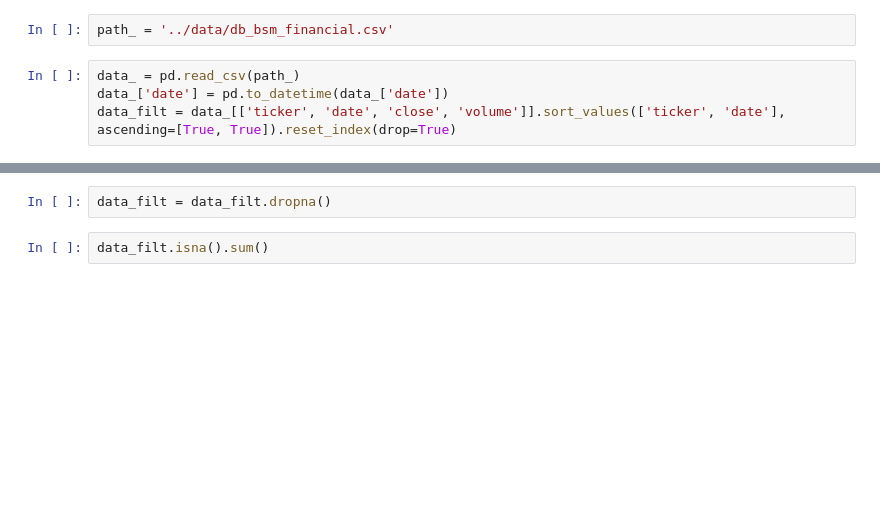
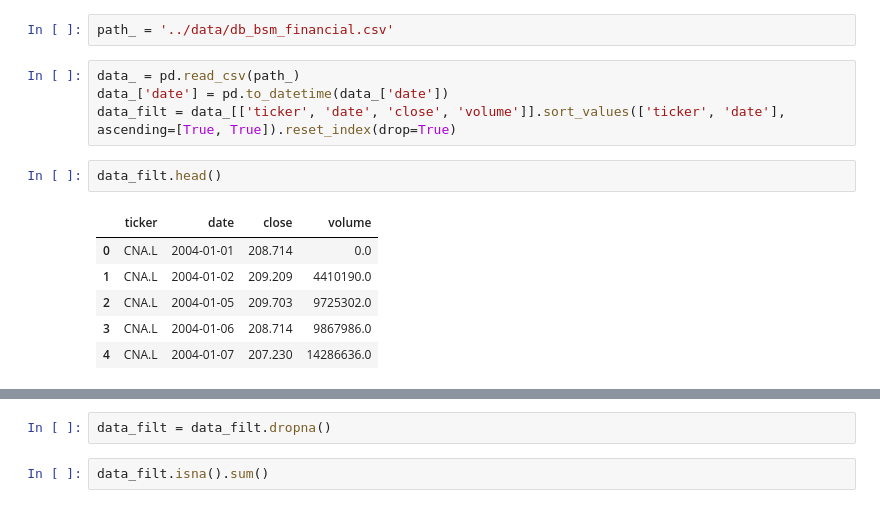
Before and after one commit to esan94/beating_stock_markets, a Jupyter notebook: exploring_data/timeseries_analysis.ipynb, the cells around one changed output, grey strips where cells are left out. Cells and saved outputs as stored; diff of their text form; blank space fills up the shorter version.

```diff
--- a/exploring_data/timeseries_analysis.ipynb
+++ b/exploring_data/timeseries_analysis.ipynb
@@ -11,3 +19,12 @@ path_ = '../data/db_bsm_financial.csv'
 data_ = pd.read_csv(path_)
 data_['date'] = pd.to_datetime(data_['date'])
 data_filt = data_[['ticker', 'date', 'close', 'volume']].sort_values(['ticker', 'date'], ascending=[True, True]).reset_index(drop=True)
+# %%
+data_filt.head()
+# %% [output]
+|  | ticker | date | close | volume |
+| 0 | CNA.L | 2004-01-01 | 208.714 | 0.0 |
+| 1 | CNA.L | 2004-01-02 | 209.209 | 4410190.0 |
+| 2 | CNA.L | 2004-01-05 | 209.703 | 9725302.0 |
+| 3 | CNA.L | 2004-01-06 | 208.714 | 9867986.0 |
+| 4 | CNA.L | 2004-01-07 | 207.230 | 14286636.0 |
```
Also changed, not shown: parts of 24 cells of this notebook.
